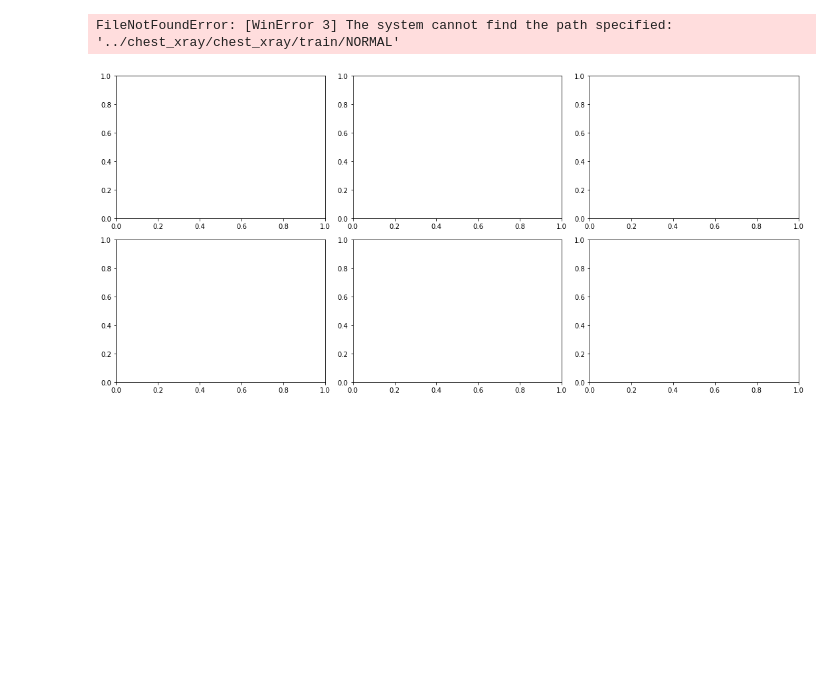
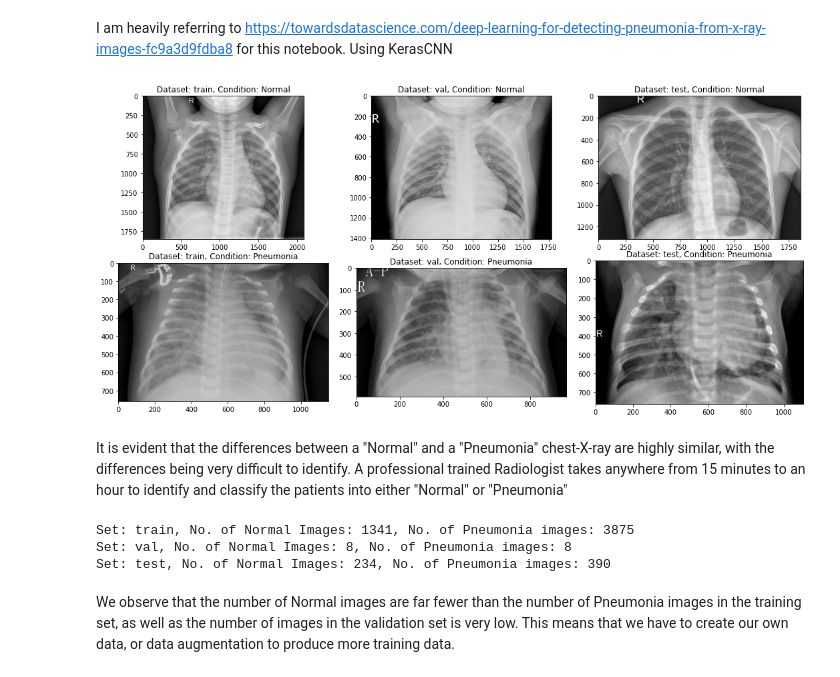
Before and after one commit to cs3244-08-19s2/cs3244, a Jupyter notebook: PneumoniaDetector_KerasCNN.ipynb, the cells around one changed output. Drawn from its saved outputs; the diff is of its cells as text; code cells hidden in the pictures; blank space fills up the shorter version.

Commit message:
Working on Keras CNN, currently finished Image Generation

```diff
--- a/PneumoniaDetector_KerasCNN.ipynb
+++ b/PneumoniaDetector_KerasCNN.ipynb
@@ -1,3 +1,6 @@
+# %% [markdown]
+I am heavily referring to https://towardsdatascience.com/deep-learning-for-detecting-pneumonia-from-x-ray-images-fc9a3d9fdba8 for this notebook.
+Using KerasCNN
 # %%
 import os
 import numpy as np
@@ -16,18 +20,36 @@ from keras.preprocessing.image import ImageDataGenerator
 from keras.callbacks import ModelCheckpoint, ReduceLROnPlateau, EarlyStopping
 import tensorflow as tf
 # %%
-input_path = '../chest_xray/chest_xray/'
+### System Settings ###
+pdiv = "/" if platform.system() == "Windows" else "\\"
 
+### Visualising the Dataset ###
 fig, ax = plt.subplots(2, 3, figsize=(15, 7))
 ax = ax.ravel()
 plt.tight_layout()
+path = ".{}chest_xray{}".format(pdiv,pdiv)
 
+
+## We Grayscale the images to better spot the differences ###
 for i, _set in enumerate(['train', 'val', 'test']):
-    set_path = input_path+_set
-    ax[i].imshow(plt.imread(set_path+'/NORMAL/'+os.listdir(set_path+'/NORMAL')[0]), cmap='gray')
-    ax[i].set_title('Set: {}, Condition: Normal'.format(_set))
-    ax[i+3].imshow(plt.imread(set_path+'/PNEUMONIA/'+os.listdir(set_path+'/PNEUMONIA')[0]), cmap='gray')
-    ax[i+3].set_title('Set: {}, Condition: Pneumonia'.format(_set))
+    ax[i].imshow(plt.imread(path+_set+pdiv+'NORMAL'+pdiv+os.listdir(path+_set+pdiv+'NORMAL')[0]), cmap='gray')
+    ax[i].set_title('Dataset: {}, Condition: Normal'.format(_set))
+    ax[i+3].imshow(plt.imread(path+_set+pdiv+'PNEUMONIA'+pdiv+os.listdir(path+_set+pdiv+'PNEUMONIA')[0]), cmap='gray')
+    ax[i+3].set_title('Dataset: {}, Condition: Pneumonia'.format(_set))
 # %% [output]
-FileNotFoundError: [WinError 3] The system cannot find the path specified: '../chest_xray/chest_xray/train/NORMAL'
-[figure, old version]
+[figure, new version]
+# %% [markdown]
+It is evident that the differences between a "Normal" and a "Pneumonia" chest-X-ray are highly similar, with the differences being very difficult to identify. A professional trained Radiologist takes anywhere from 15 minutes to an hour to identify and classify the patients into either "Normal" or "Pneumonia"
+# %%
+### Inspecting the Dataset ###
+
+for _dataset in ['train', 'val', 'test']:
+    num_normal = len(os.listdir(path + _dataset + '/NORMAL'))
+    num_pneu = len(os.listdir(path + _dataset + '/PNEUMONIA'))
+    print('Set: {}, No. of Normal Images: {}, No. of Pneumonia images: {}'.format(_dataset, num_normal, num_pneu))
+# %% [output]
+Set: train, No. of Normal Images: 1341, No. of Pneumonia images: 3875
+Set: val, No. of Normal Images: 8, No. of Pneumonia images: 8
+Set: test, No. of Normal Images: 234, No. of Pneumonia images: 390
+# %% [markdown]
+We observe that the number of Normal images are far fewer than the number of Pneumonia images in the training set, as well as the number of images in the validation set is very low. This means that we have to create our own data, or data augmentation to produce more training data.
```
Also changed, not shown: parts of 4 cells of this notebook, 1 other file.
